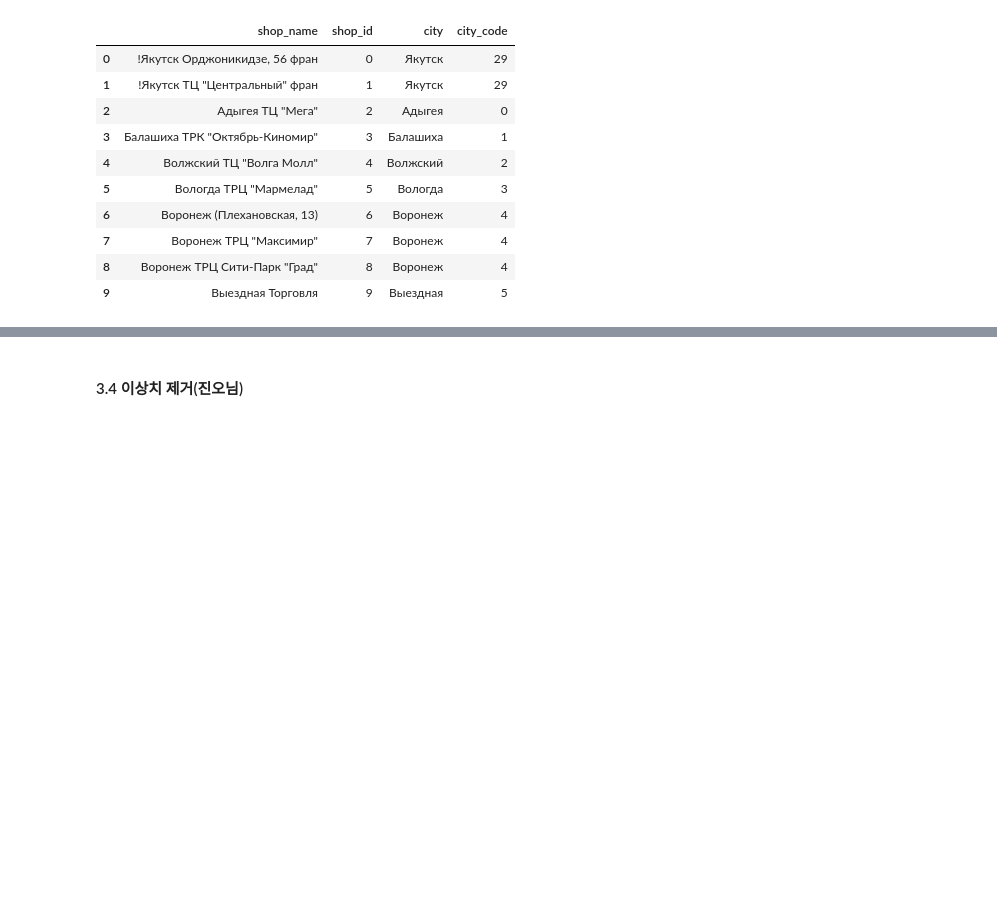
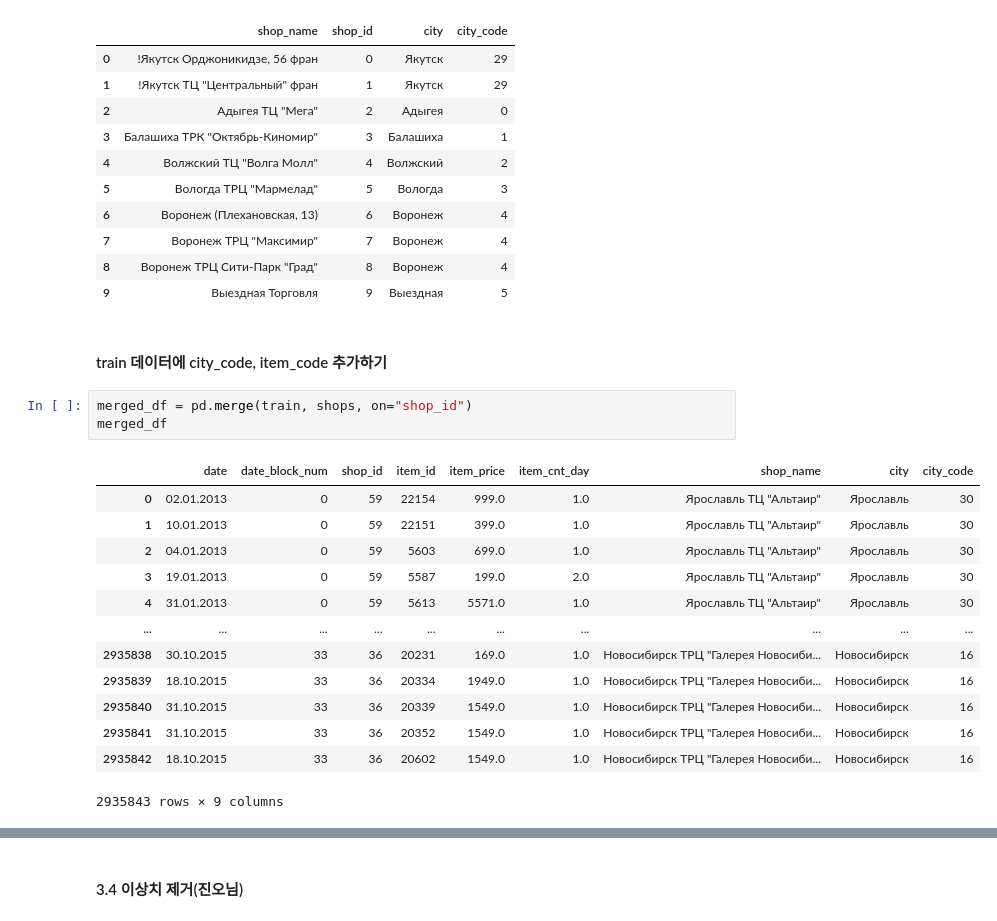
Before and after one commit to AIFFEL-kaggle/predict_future_sales, a Jupyter notebook: predict_future_sales.ipynb, the cells around one changed output, grey strips where cells are left out. Saved outputs shown, nothing was run; the diff lists cells and outputs as text; blank space fills up the shorter version.

Commit message:
add city code to train data

```diff
--- a/predict_future_sales.ipynb
+++ b/predict_future_sales.ipynb
@@ -224,3 +224,22 @@ shops.head(10)
 | 7 | Воронеж ТРЦ "Максимир" | 7 | Воронеж | 4 |
 | 8 | Воронеж ТРЦ Сити-Парк "Град" | 8 | Воронеж | 4 |
 | 9 | Выездная Торговля | 9 | Выездная | 5 |
+# %% [markdown]
+#### train 데이터에 city_code, item_code 추가하기
+# %%
+merged_df = pd.merge(train, shops, on="shop_id")
+merged_df
+# %% [output]
+|  | date | date_block_num | shop_id | item_id | item_price | item_cnt_day | shop_name | city | city_code |
+| 0 | 02.01.2013 | 0 | 59 | 22154 | 999.0 | 1.0 | Ярославль ТЦ "Альтаир" | Ярославль | 30 |
+| 1 | 10.01.2013 | 0 | 59 | 22151 | 399.0 | 1.0 | Ярославль ТЦ "Альтаир" | Ярославль | 30 |
+| 2 | 04.01.2013 | 0 | 59 | 5603 | 699.0 | 1.0 | Ярославль ТЦ "Альтаир" | Ярославль | 30 |
+| 3 | 19.01.2013 | 0 | 59 | 5587 | 199.0 | 2.0 | Ярославль ТЦ "Альтаир" | Ярославль | 30 |
+| 4 | 31.01.2013 | 0 | 59 | 5613 | 5571.0 | 1.0 | Ярославль ТЦ "Альтаир" | Ярославль | 30 |
+| ... | ... | ... | ... | ... | ... | ... | ... | ... | ... |
+| 2935838 | 30.10.2015 | 33 | 36 | 20231 | 169.0 | 1.0 | Новосибирск ТРЦ "Галерея Новосиби... | Новосибирск | 16 |
+| 2935839 | 18.10.2015 | 33 | 36 | 20334 | 1949.0 | 1.0 | Новосибирск ТРЦ "Галерея Новосиби... | Новосибирск | 16 |
+| 2935840 | 31.10.2015 | 33 | 36 | 20339 | 1549.0 | 1.0 | Новосибирск ТРЦ "Галерея Новосиби... | Новосибирск | 16 |
+| 2935841 | 31.10.2015 | 33 | 36 | 20352 | 1549.0 | 1.0 | Новосибирск ТРЦ "Галерея Новосиби... | Новосибирск | 16 |
+| 2935842 | 18.10.2015 | 33 | 36 | 20602 | 1549.0 | 1.0 | Новосибирск ТРЦ "Галерея Новосиби... | Новосибирск | 16 |
+2935843 rows × 9 columns
```
Also changed, not shown: parts of 1 cell of this notebook.
